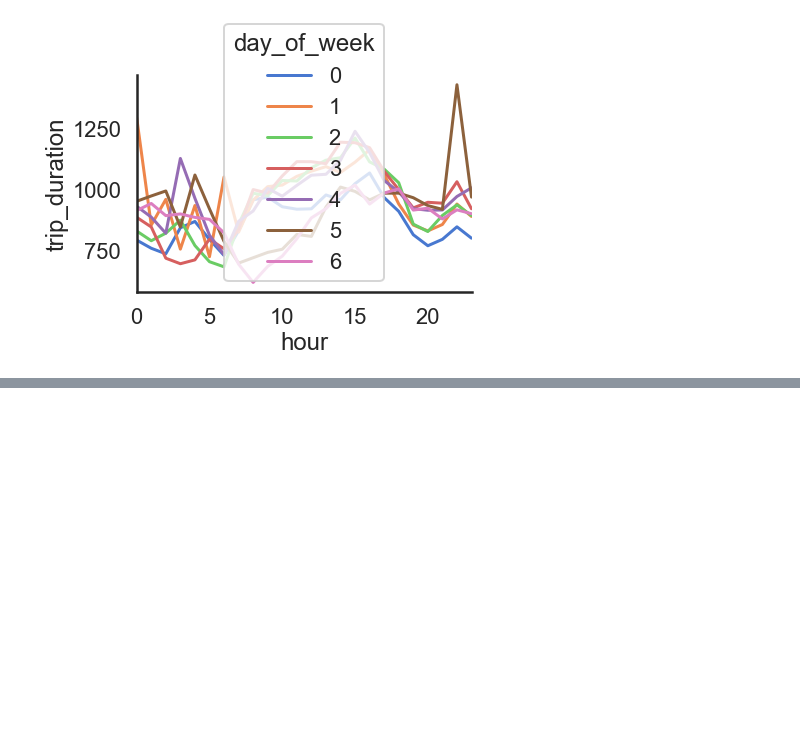
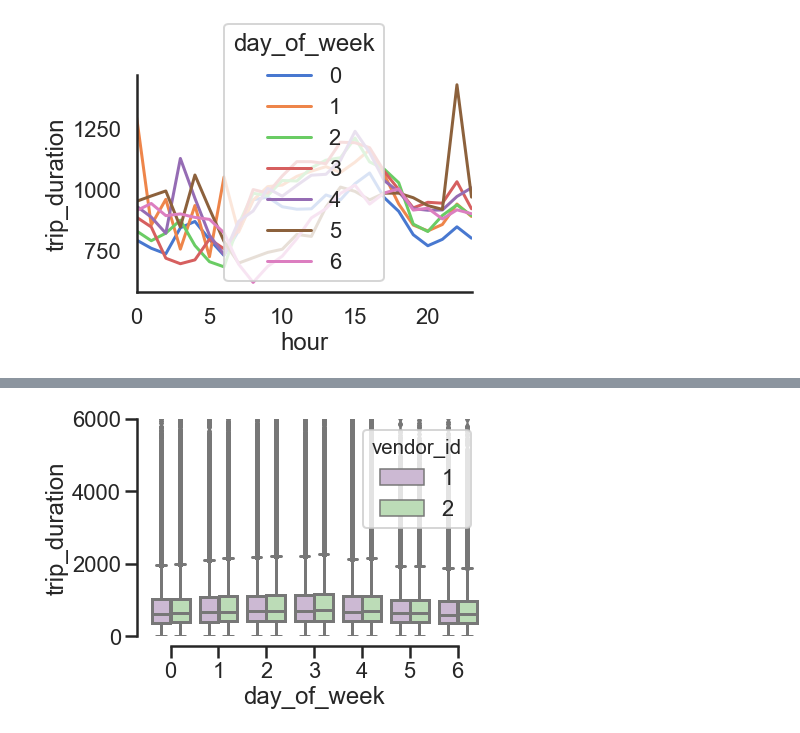
Before and after one commit to Earlstein/Data-anlysis-on-geospatial-and-time-series-dataset, a Jupyter notebook: Assignment_2.ipynb, the cells around one changed output, grey strips where cells are left out. Saved outputs shown, nothing was run; the diff lists cells and outputs as text; code cells hidden in the pictures; blank space fills up the shorter version.

```diff
--- a/Assignment_2.ipynb
+++ b/Assignment_2.ipynb
@@ -268,0 +317,8 @@ sns.despine(bottom = False)
+# %%
+sns.set(style="ticks")
+sns.set_context("poster")
+sns.boxplot(x="day_of_week", y="trip_duration", hue="vendor_id", data=train_data_new, palette="PRGn")
+plt.ylim(0, 6000)
+sns.despine(offset=10, trim=True)
+# %% [output]
+[figure, added]
```
Also changed, not shown: parts of 13 cells of this notebook.
